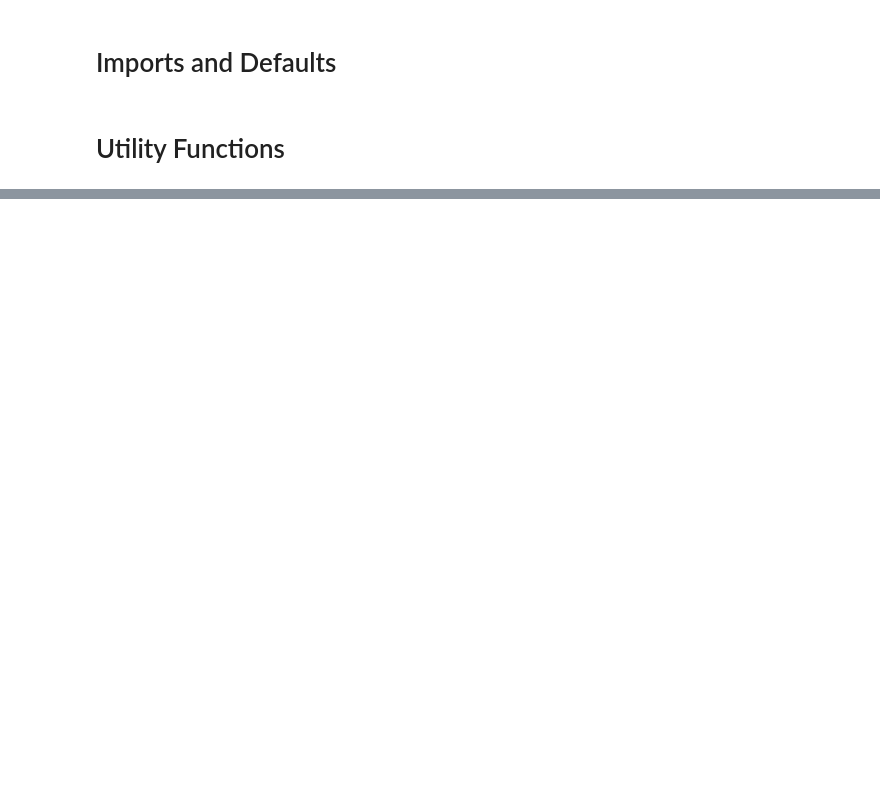
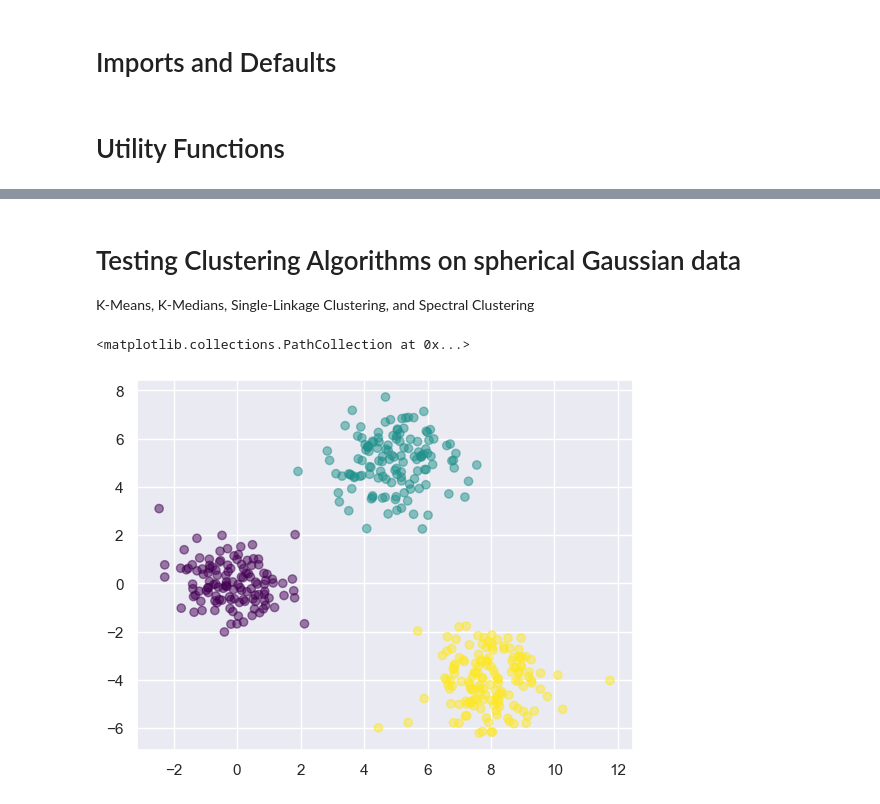
Before and after one commit to gil2rok/geometric-data-analysis, a Jupyter notebook: hw1/code/questions.ipynb, the cells around one changed output, grey strips where cells are left out. Drawn from its saved outputs; the diff is of its cells as text; code cells hidden in the pictures; blank space fills up the shorter version.

```diff
--- a/hw1/code/questions.ipynb
+++ b/hw1/code/questions.ipynb
@@ -110,0 +53,13 @@ ZeroDivisionError: division by zero
+# %% [markdown]
+# Testing Clustering Algorithms on spherical Gaussian data
+K-Means, K-Medians, Single-Linkage Clustering, and Spectral Clustering
+# %%
+# testing k-medians on Gaussian data
+kmedians = KMedians(X, metric=euclidean_dist)
+kmedians.fit(k=3)
+
+cluster_assignements = [cluster[0] for cluster in kmedians.assignments]
+plt.scatter(X[:,0], X[:,1], c=cluster_assignements, alpha=0.5, cmap='viridis')
+# %% [output]
+<matplotlib.collections.PathCollection at 0x...>
+[figure, added]
```
Also changed, not shown: parts of 14 cells of this notebook, 5 other files.
